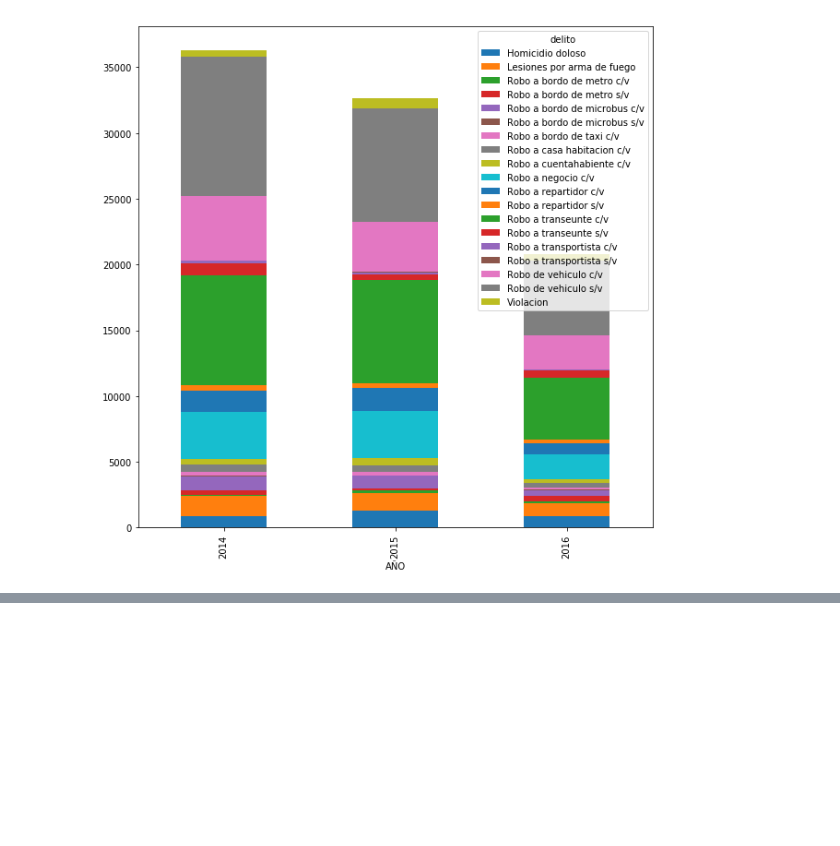
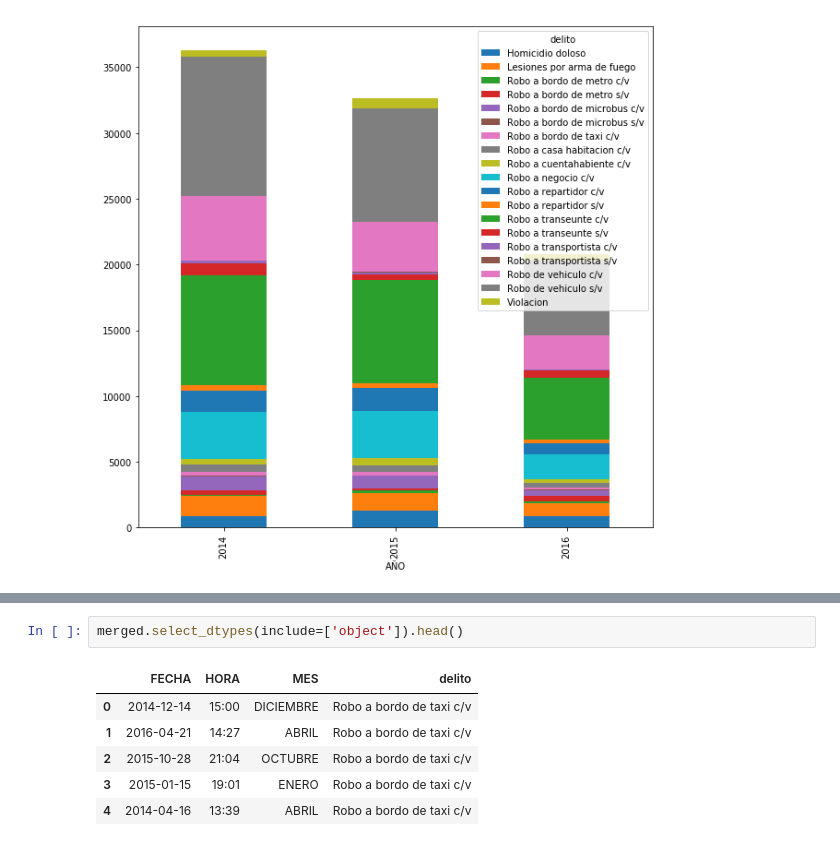
Before and after one commit to ArmandoLp/dathaton.github.io, a Jupyter notebook: Untitled.ipynb, the cells around one changed output, grey strips where cells are left out. Drawn from its saved outputs; the diff is of its cells as text; blank space fills up the shorter version.

```diff
--- a/Untitled.ipynb
+++ b/Untitled.ipynb
@@ -155,0 +179,9 @@ plotiar.plot(kind='bar', stacked=True, figsize=(10,10))
+# %%
+merged.select_dtypes(include=['object']).head()
+# %% [output]
+|  | FECHA | HORA | MES | delito |
+| 0 | 2014-12-14 | 15:00 | DICIEMBRE | Robo a bordo de taxi c/v |
+| 1 | 2016-04-21 | 14:27 | ABRIL | Robo a bordo de taxi c/v |
+| 2 | 2015-10-28 | 21:04 | OCTUBRE | Robo a bordo de taxi c/v |
+| 3 | 2015-01-15 | 19:01 | ENERO | Robo a bordo de taxi c/v |
+| 4 | 2014-04-16 | 13:39 | ABRIL | Robo a bordo de taxi c/v |
```
Also changed, not shown: parts of 4 cells of this notebook.
